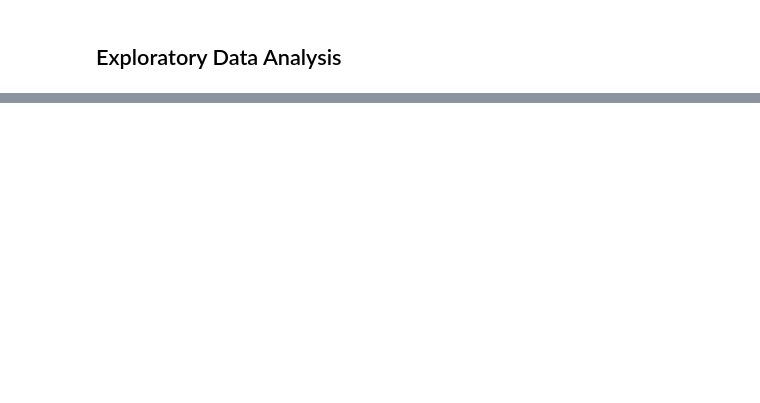
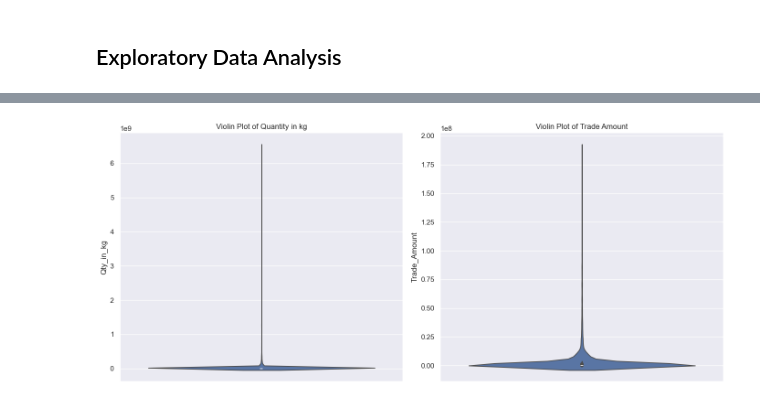
Before and after one commit to Tatiana-ZC/Final.Project_Coffee, a Jupyter notebook: 2_1_Brazil_Exports.ipynb, the cells around one changed output, grey strips where cells are left out. Cells and saved outputs as stored; diff of their text form; code cells hidden in the pictures; blank space fills up the shorter version.

```diff
--- a/2_1_Brazil_Exports.ipynb
+++ b/2_1_Brazil_Exports.ipynb
@@ -158,0 +234,5 @@ brazil_trade.duplicated().sum()
+# %%
+# Separating between discrete and continuous variables, as discrete ones could potentially be treated as categorical.
+# Remember to adjust the threshold (in this case, < 20) based on your dataset's specific characteristics and domain knowledge.
+potential_categorical_from_numerical = brazil_trade.select_dtypes("number").loc[:, brazil_trade.select_dtypes("number").nunique() < 90]
+potential_categorical_from_numerical.head()
@@ -158,0 +268,7 @@ brazil_trade.duplicated().sum()
+# %%
+# Extracting columns with object (typically string) data types to create a categorical dataframe
+# For demonstration purposes, let's consider the columns in potential_categorical_from_numerical as categorical variables.
+brazil_trade_categorical = potential_categorical_from_numerical, pd.concat([brazil_trade.select_dtypes("object")], axis=1)
+
+# Adjusting the numerical dataframe by removing the moved columns
+brazil_trade_numerical = brazil_trade.select_dtypes("number").drop(columns=potential_categorical_from_numerical.columns)
@@ -158,0 +484,16 @@ brazil_trade.duplicated().sum()
+# %%
+plt.figure(figsize=(14, 6))
+
+# Create a violin plot for each column
+plt.subplot(1, 2, 1)
+sns.violinplot(y=brazil_trade_numerical['Qty_in_kg'])
+plt.title('Violin Plot of Quantity in kg')
+
+plt.subplot(1, 2, 2)
+sns.violinplot(y=brazil_trade_numerical['Trade_Amount'])
+plt.title('Violin Plot of Trade Amount')
+
+plt.tight_layout()
+plt.show()
+# %% [output]
+[figure, added]
```
Also changed, not shown: parts of 63 cells of this notebook, 17 other files.
